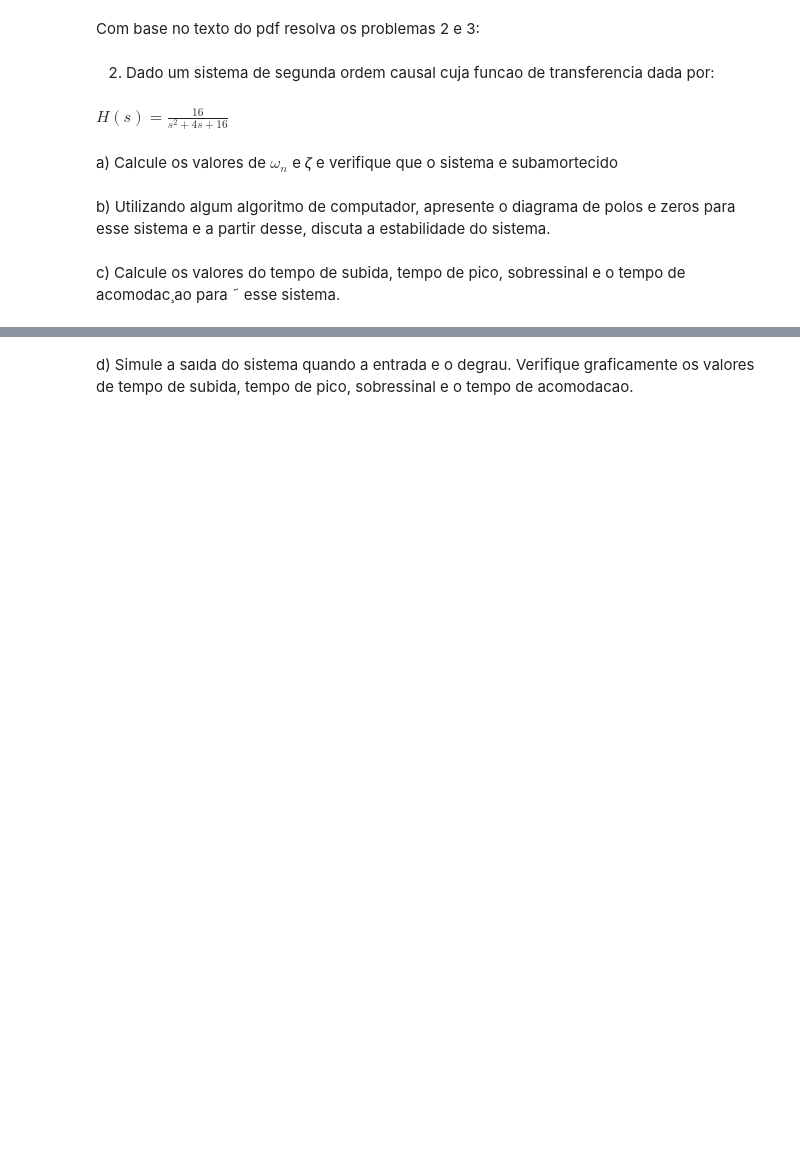
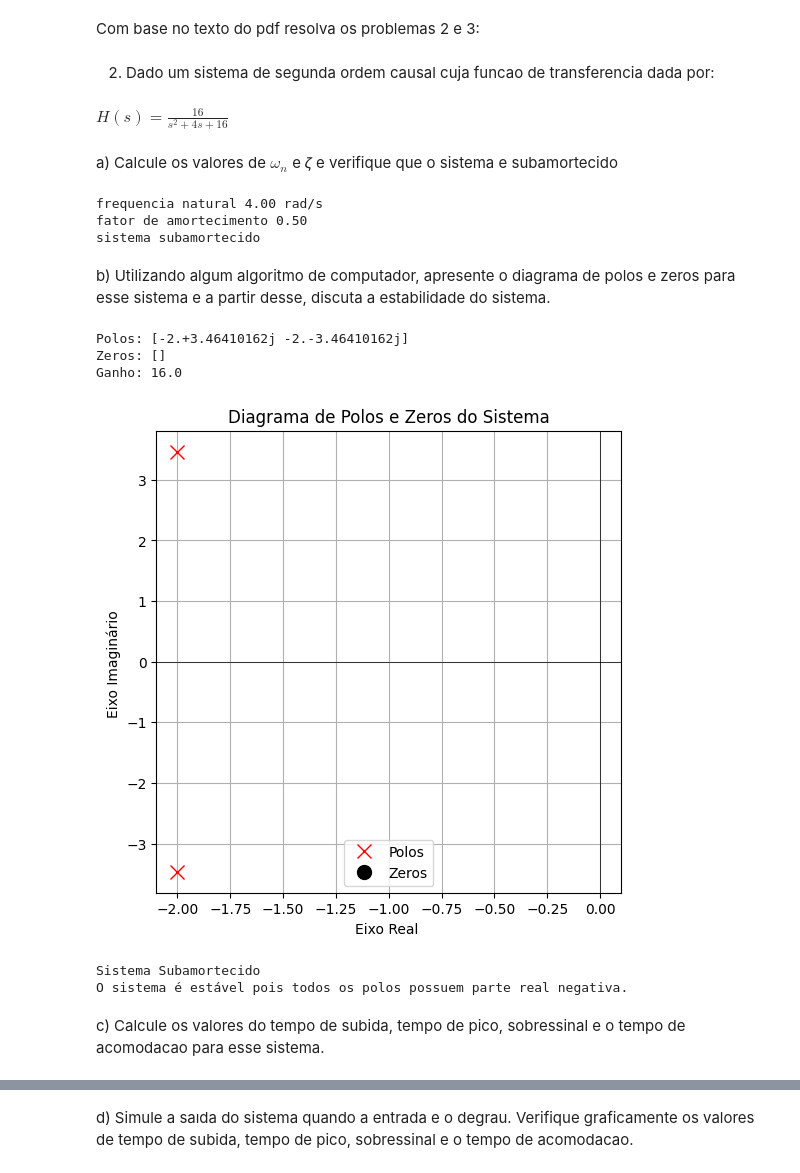
Before and after one commit to Mayconsmy/Sinais-e-Sistemas, a Jupyter notebook: Trabalhos/Segundo_Trabalho_Computacional.ipynb, the cells around one changed output, grey strips where cells are left out. Saved outputs shown, nothing was run; the diff lists cells and outputs as text; code cells hidden in the pictures; blank space fills up the shorter version.

```diff
--- a/Trabalhos/Segundo_Trabalho_Computacional.ipynb
+++ b/Trabalhos/Segundo_Trabalho_Computacional.ipynb
@@ -83,9 +91,65 @@ Com base no texto do pdf resolva os problemas 2 e 3:
 $H(s) = \frac{16}{s^2 + 4s + 16}$
 # %% [markdown]
 a) Calcule os valores de $ 𝜔_𝑛 $ e 𝜁 e verifique que o sistema e subamortecido
+# %%
+#definindo o sistema
+numerador = [16]
+denominador = [1, 4, 16]
+
+w = np.sqrt(denominador[2])
+zet = denominador[1]/(2*w)
+
+print(f"frequencia natural {w:.2f} rad/s")
+print(f"fator de amortecimento {zet:.2f}")
+
+if zet < 1:
+    print("sistema subamortecido")
+else:
+    print("sistema não é subamortecido")
+# %% [output]
+frequencia natural 4.00 rad/s
+fator de amortecimento 0.50
+sistema subamortecido
 # %% [markdown]
 b) Utilizando algum algoritmo de computador, apresente o diagrama de polos e zeros para esse sistema
 e a partir desse, discuta a estabilidade do sistema.
+# %%
+zeros, polos, ganho = signal.tf2zpk(numerador, denominador)
+
+print("Polos:", polos)
+print("Zeros:", zeros)
+print("Ganho:", ganho)
+
+#grafico
+plt.figure(figsize=(6, 6))
+plt.plot(polos.real, polos.imag, 'x', markersize=10, label='Polos', color='red')
+plt.plot(zeros.real, zeros.imag, 'o', markersize=10, label='Zeros', color='black')
+plt.axhline(0, color='black', linewidth=0.5)
+plt.axvline(0, color='black', linewidth=0.5)
+plt.title('Diagrama de Polos e Zeros do Sistema')
+plt.xlabel('Eixo Real ')
+plt.ylabel('Eixo Imaginário ')
+plt.grid(True)
+plt.legend()
+plt.show()
+
+if 0 < zet < 1:
+    print("Sistema Subamortecido")
+else:
+    print("Não é subamortecido")
+
+#estabilidade
+estavel = np.all(np.real(polos) < 0)
+if estavel:
+    print("O sistema é estável pois todos os polos possuem parte real negativa.")
+else:
+    print("O sistema é instável.")
+# %% [output]
+Polos: [-2.+3.46410162j -2.-3.46410162j]
+Zeros: []
+Ganho: 16.0
+[figure, added]
+Sistema Subamortecido
+O sistema é estável pois todos os polos possuem parte real negativa.
 # %% [markdown]
-c) Calcule os valores do tempo de subida, tempo de pico, sobressinal e o tempo de acomodac¸ao para ˜
-esse sistema.
+c) Calcule os valores do tempo de subida, tempo de pico, sobressinal e o tempo de acomodacao para esse sistema.
```
Also changed, not shown: parts of 21 cells of this notebook.
